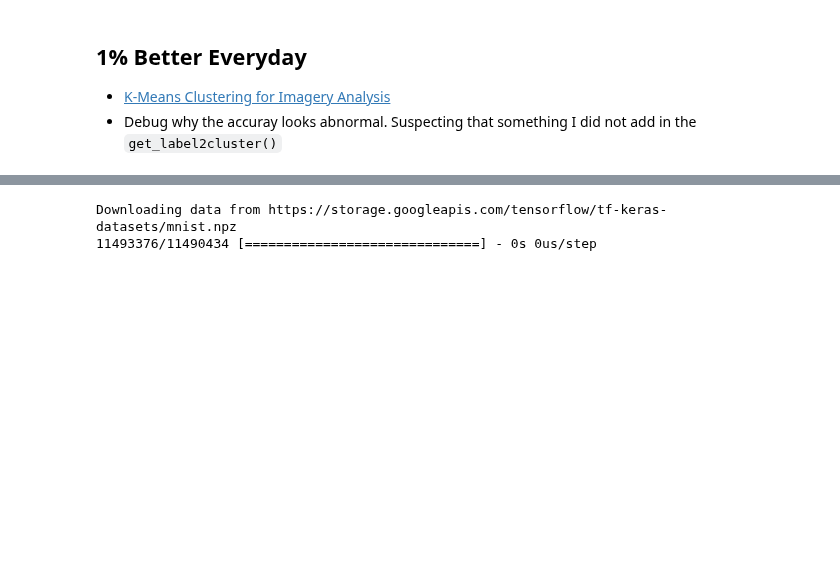
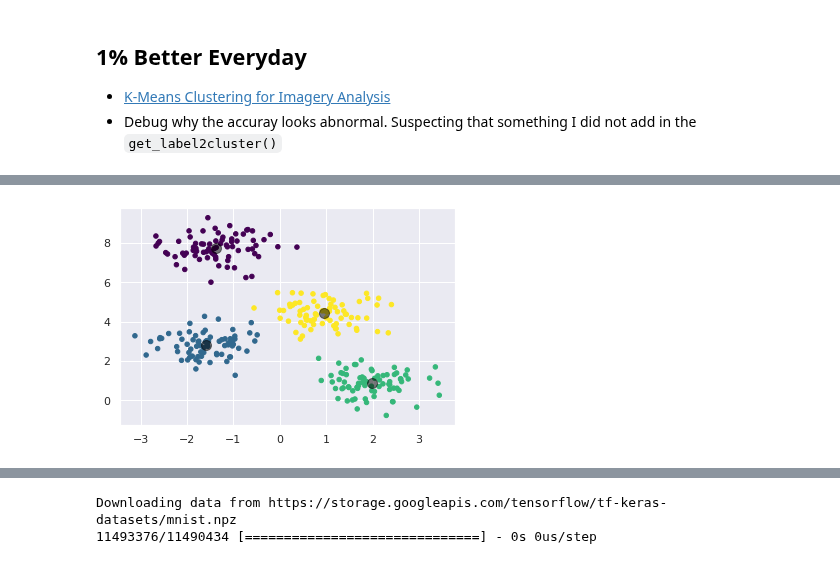
Before and after one commit to austinyhc/blog, a Jupyter notebook: _notebooks/2021-03-17-K-Means-Clustering-for-Images.ipynb, the cells around one changed output, grey strips where cells are left out. Saved outputs shown, nothing was run; the diff lists cells and outputs as text; code cells hidden in the pictures; blank space fills up the shorter version.

```diff
--- a/_notebooks/2021-03-17-K-Means-Clustering-for-Images.ipynb
+++ b/_notebooks/2021-03-17-K-Means-Clustering-for-Images.ipynb
@@ -23,0 +44,10 @@ import tensorflow as tf
+# %%
+kmeans = KMeans(n_clusters=4)
+kmeans.fit(xs)
+y_cls = kmeans.predict(xs)
+# %%
+plt.scatter(xs[:,0], xs[:,1], c=y_cls, s=20, cmap='viridis')
+centers = kmeans.cluster_centers_
+plt.scatter(centers[:,0], centers[:,1], c='black', s=100, alpha=0.5);
+# %% [output]
+[figure, added]
```
Also changed, not shown: parts of 15 cells of this notebook.
